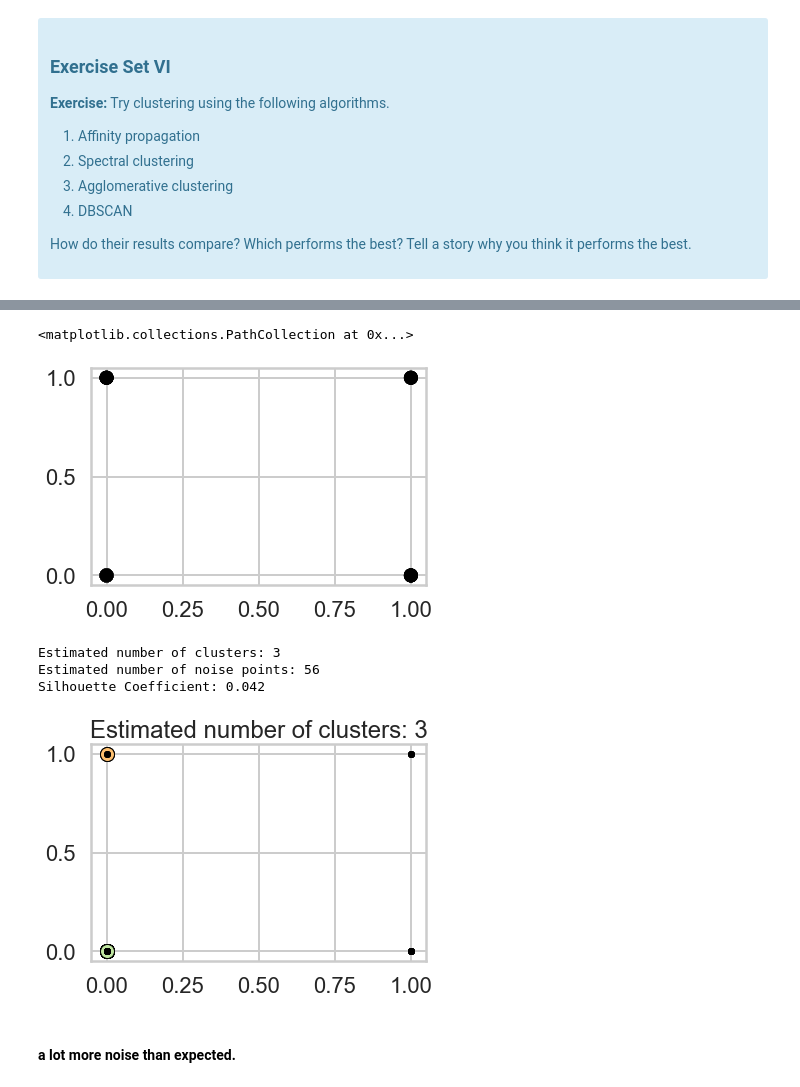
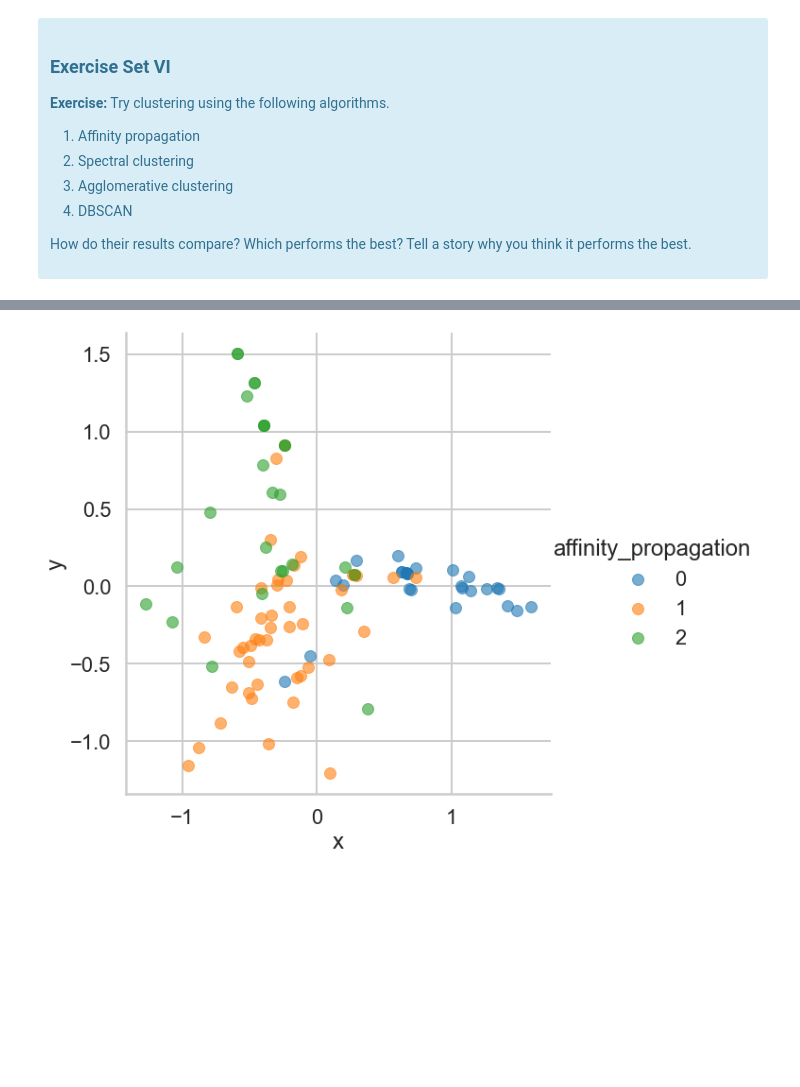
Before and after one commit to jamesclay06/Springboard, a Jupyter notebook: ClusteringCaseStudy/JC_Clustering Case Study - Customer Segmentation with K-Means.ipynb, the cells around one changed output, grey strips where cells are left out. Drawn from its saved outputs; the diff is of its cells as text; code cells hidden in the pictures; blank space fills up the shorter version.

Commit message:
clustering complete

```diff
--- a/ClusteringCaseStudy/JC_Clustering Case Study - Customer Segmentation with K-Means.ipynb
+++ b/ClusteringCaseStudy/JC_Clustering Case Study - Customer Segmentation with K-Means.ipynb
@@ -397,10 +397,9 @@ What we've done is we've taken those columns of 0/1 indicator variables, and we'
 <p><b>Exercise:</b> Using a new PCA object shown in the next cell, plot the `explained_variance_` field and look for the elbow point, the point where the curve's rate of descent seems to slow sharply. This value is one possible value for the optimal number of dimensions. What is it?</p>
 </div>
 # %%
-#your turn
 # Initialize a new PCA model with a default number of components.
-import sklearn.decomposition
-pca = sklearn.decomposition.PCA()
+from sklearn.decomposition import PCA
+pca = PCA()
 pca.fit(x_cols)
 
 # Do the rest on your own :)
@@ -611,55 +532,16 @@ plt.show()
-# %%
-#Agglomerative clustering
-from sklearn.neighbors import kneighbors_graph
-knn_graph = kneighbors_graph(x_cols, 30, include_self=False)
-clustering = sklearn.cluster.AgglomerativeClustering().fit(x_cols)
-plt.scatter(x_cols[:,0], x_cols[:, 1], c=clustering.labels_,
-            cmap=plt.cm.nipy_spectral)
-# %% [output]
-<matplotlib.collections.PathCollection at 0x...>
-[figure, removed]
-# %%
-#DBSCAN
-from sklearn import metrics
-
-dbscan = sklearn.cluster.DBSCAN(eps=1,min_samples=4).fit(x_cols)
-
-core_samples_mask = np.zeros_like(dbscan.labels_, dtype=bool)
-core_samples_mask[dbscan.core_sample_indices_] = True
-labels = dbscan.labels_
-
-n_clusters_ = len(set(labels)) - (1 if -1 in labels else 0)
-n_noise_ = list(labels).count(-1)
-
-print('Estimated number of clusters: %d' % n_clusters_)
-print('Estimated number of noise points: %d' % n_noise_)
-print("Silhouette Coefficient: %0.3f"
-      % metrics.silhouette_score(x_cols, labels))
-
-unique_labels = set(labels)
-colors = [plt.cm.Spectral(each)
-          for each in np.linspace(0, 1, len(unique_labels))]
-for k, col in zip(unique_labels, colors):
-    if k == -1:
-        # Black used for noise.
-        col = [0, 0, 0, 1]
-
-    class_member_mask = (labels == k)
-
-    xy = x_cols[class_member_mask & core_samples_mask]
-    plt.plot(xy[:, 0], xy[:, 1], 'o', markerfacecolor=tuple(col),
-             markeredgecolor='k', markersize=14)
-
-    xy = x_cols[class_member_mask & ~core_samples_mask]
-    plt.plot(xy[:, 0], xy[:, 1], 'o', markerfacecolor=tuple(col),
-             markeredgecolor='k', markersize=6)
-
-plt.title('Estimated number of clusters: %d' % n_clusters_)
-plt.show()
-# %% [output]
-Estimated number of clusters: 3
-Estimated number of noise points: 56
-Silhouette Coefficient: 0.042
-[figure, removed]
-# %% [markdown]
-#### a lot more noise than expected.
+# %%
+from sklearn.cluster import AffinityPropagation, SpectralClustering, AgglomerativeClustering, DBSCAN
+from sklearn.decomposition import PCA
+
+pca = pd.DataFrame(PCA(n_components=2).fit_transform(x_cols))
+pca.columns = ['x', 'y']
+
+# Affinity propagation
+pca['affinity_propagation'] = AffinityPropagation(preference=-24, random_state=42).fit(x_cols).labels_
+
+
+sns.lmplot('x','y', data = pca, hue = 'affinity_propagation', fit_reg=False,
+           height = 8, scatter_kws={'alpha':.6})
+plt.show()
+# %% [output]
+[figure, added]
```
Also changed, not shown: parts of 9 cells of this notebook.
